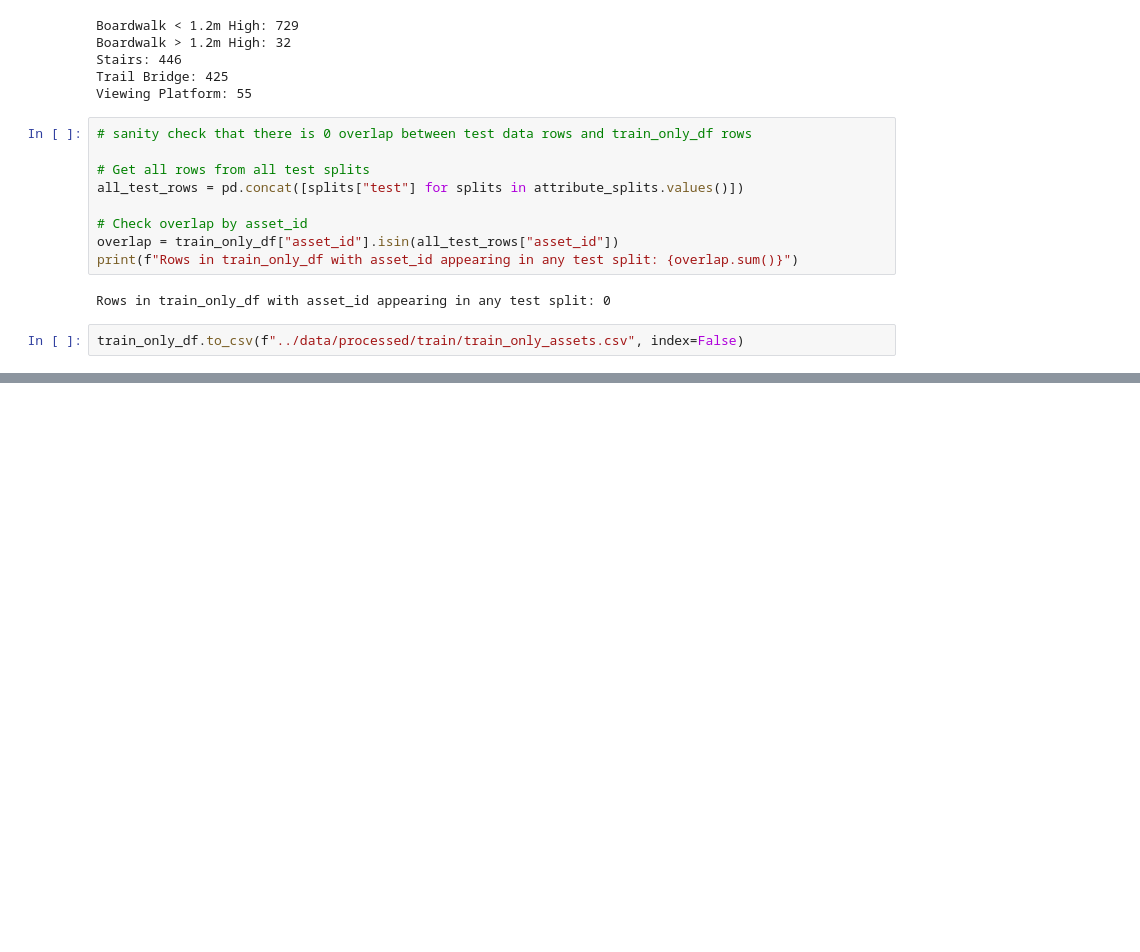
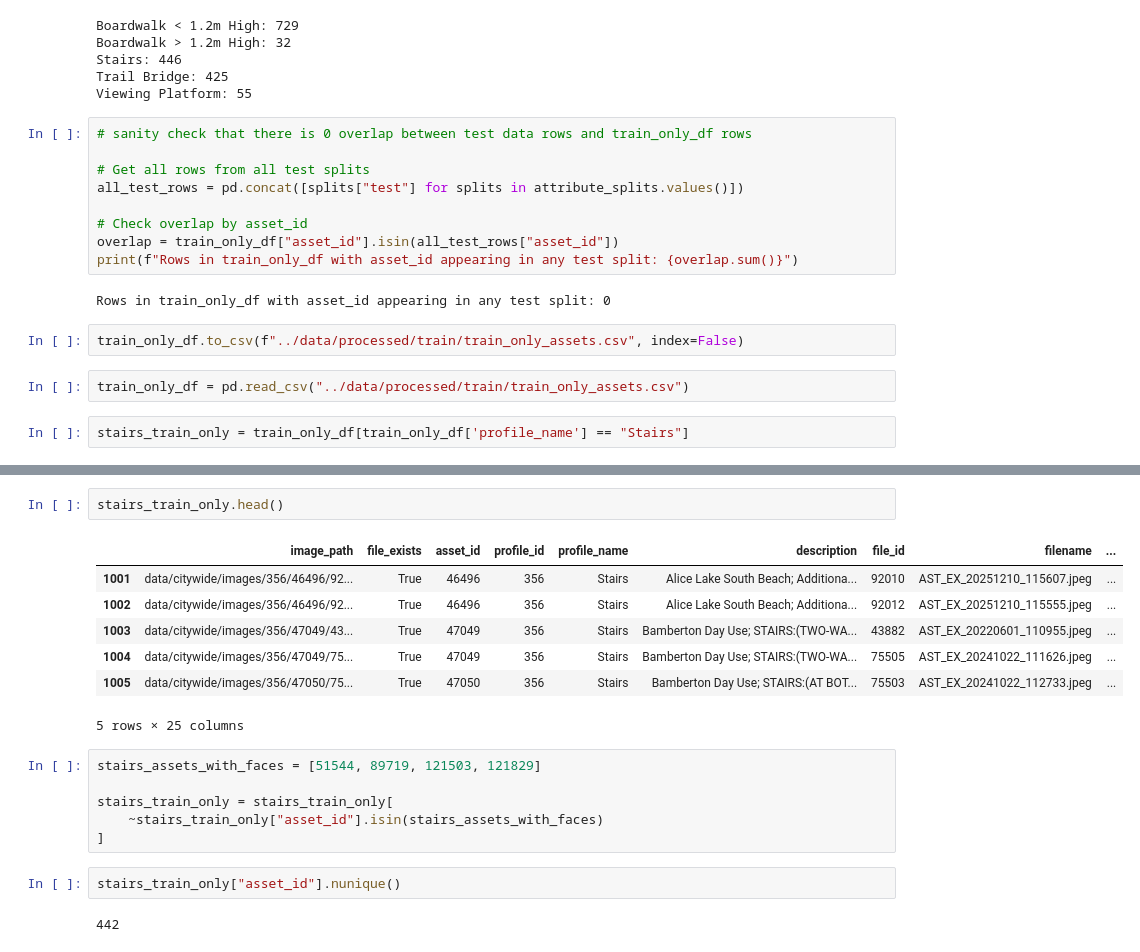
Before and after one commit to sgauth01/parks-asset-img-class, a Jupyter notebook: notebooks/data_exploration.ipynb, the cells around one changed output, grey strips where cells are left out. Drawn from its saved outputs; the diff is of its cells as text; blank space fills up the shorter version.

Commit message:
manually checked all stair images for faces

```diff
--- a/notebooks/data_exploration.ipynb
+++ b/notebooks/data_exploration.ipynb
@@ -1544,3 +1544,7 @@ print(f"Rows in train_only_df with asset_id appearing in any test split: {overla
 Rows in train_only_df with asset_id appearing in any test split: 0
 # %%
 train_only_df.to_csv(f"../data/processed/train/train_only_assets.csv", index=False)
+# %%
+train_only_df = pd.read_csv("../data/processed/train/train_only_assets.csv")
+# %%
+stairs_train_only = train_only_df[train_only_df['profile_name'] == "Stairs"]
@@ -1546,0 +1563,20 @@ train_only_df.to_csv(f"../data/processed/train/train_only_assets.csv", index=Fal
+# %%
+stairs_train_only.head()
+# %% [output]
+|  | image_path | file_exists | asset_id | profile_id | profile_name | description | file_id | filename | ... |
+| 1001 | data/citywide/images/356/46496/92... | True | 46496 | 356 | Stairs | Alice Lake South Beach; Additiona... | 92010 | AST_EX_20251210_115607.jpeg | ... |
+| 1002 | data/citywide/images/356/46496/92... | True | 46496 | 356 | Stairs | Alice Lake South Beach; Additiona... | 92012 | AST_EX_20251210_115555.jpeg | ... |
+| 1003 | data/citywide/images/356/47049/43... | True | 47049 | 356 | Stairs | Bamberton Day Use; STAIRS:(TWO-WA... | 43882 | AST_EX_20220601_110955.jpeg | ... |
+| 1004 | data/citywide/images/356/47049/75... | True | 47049 | 356 | Stairs | Bamberton Day Use; STAIRS:(TWO-WA... | 75505 | AST_EX_20241022_111626.jpeg | ... |
+| 1005 | data/citywide/images/356/47050/75... | True | 47050 | 356 | Stairs | Bamberton Day Use; STAIRS:(AT BOT... | 75503 | AST_EX_20241022_112733.jpeg | ... |
+5 rows × 25 columns
+# %%
+stairs_assets_with_faces = [51544, 89719, 121503, 121829]
+
+stairs_train_only = stairs_train_only[
+    ~stairs_train_only["asset_id"].isin(stairs_assets_with_faces)
+]
+# %%
+stairs_train_only["asset_id"].nunique()
+# %% [output]
+442
```
Also changed, not shown: parts of 2 cells of this notebook.
